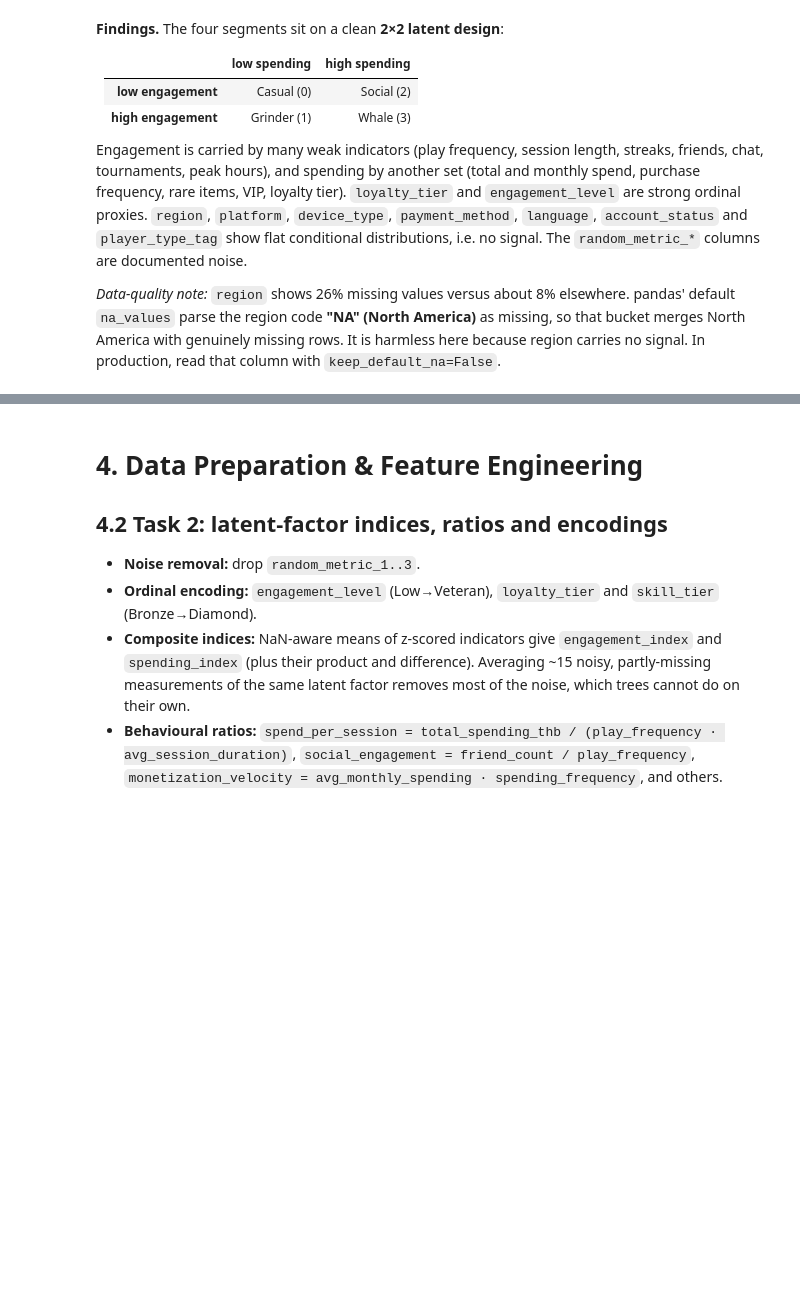
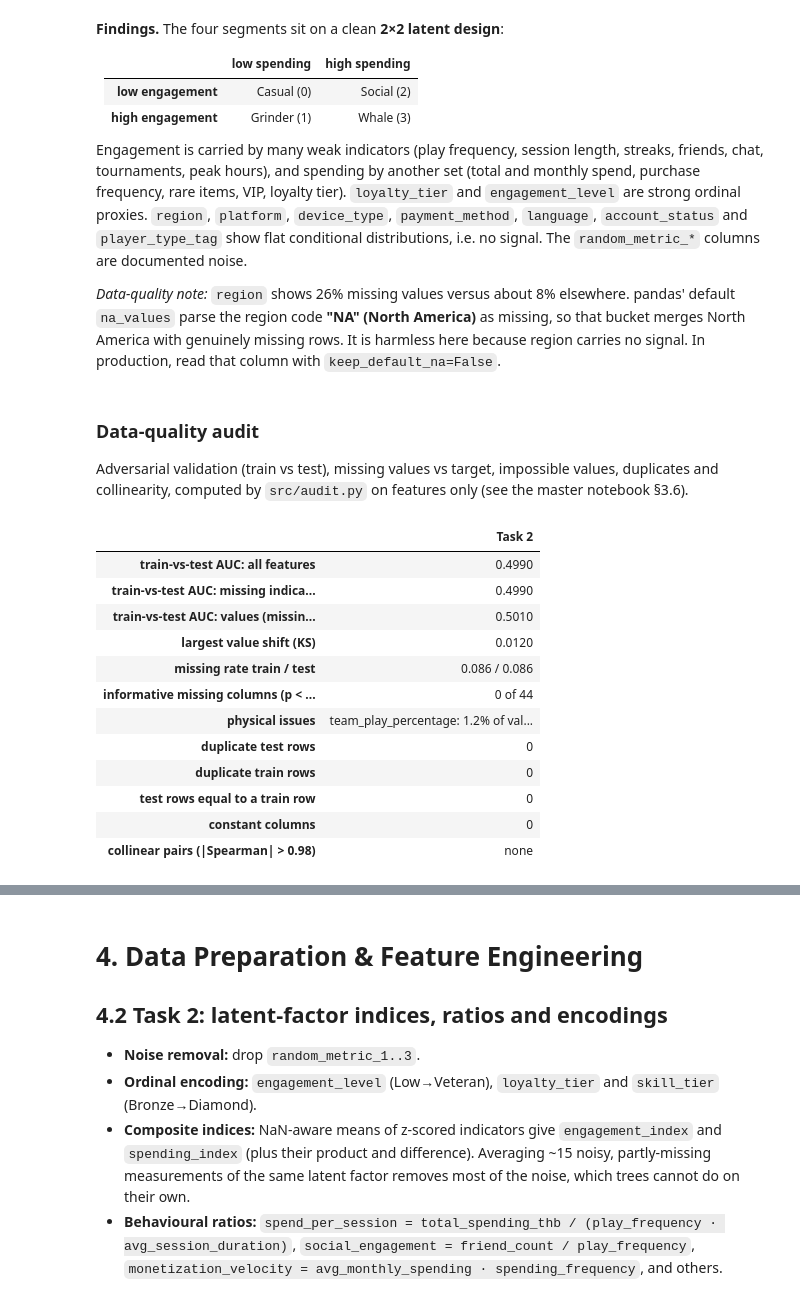
Before and after one commit to Menelaus122/cpe342-kaggle-ML007, a Jupyter notebook: task2/task2.ipynb, the cells around one changed output, grey strips where cells are left out. Cells and saved outputs as stored; diff of their text form; code cells hidden in the pictures; blank space fills up the shorter version.

```diff
--- a/task2/task2.ipynb
+++ b/task2/task2.ipynb
@@ -144,3 +144,24 @@ plt.tight_layout(); savefig(fig, "t2_eda_cats"); plt.show()
 Engagement is carried by many weak indicators (play frequency, session length, streaks, friends, chat, tournaments, peak hours), and spending by another set (total and monthly spend, purchase frequency, rare items, VIP, loyalty tier). `loyalty_tier` and `engagement_level` are strong ordinal proxies. `region`, `platform`, `device_type`, `payment_method`, `language`, `account_status` and `player_type_tag` show flat conditional distributions, i.e. no signal. The `random_metric_*` columns are documented noise.
 
 *Data-quality note:* `region` shows 26% missing values versus about 8% elsewhere. pandas' default `na_values` parse the region code **"NA" (North America)** as missing, so that bucket merges North America with genuinely missing rows. It is harmless here because region carries no signal. In production, read that column with `keep_default_na=False`.
+# %% [markdown]
+### Data-quality audit
+Adversarial validation (train vs test), missing values vs target, impossible values, duplicates and collinearity, computed by `src/audit.py` on features only (see the master notebook §3.6).
+# %%
+from src import audit
+with pd.option_context("display.max_colwidth", 120):
+    display(pd.Series(audit.task_audit(t2_train, t2_test, "segment"), name="Task 2").to_frame())
+# %% [output]
+|  | Task 2 |
+| train-vs-test AUC: all features | 0.4990 |
+| train-vs-test AUC: missing indica... | 0.4990 |
+| train-vs-test AUC: values (missin... | 0.5010 |
+| largest value shift (KS) | 0.0120 |
+| missing rate train / test | 0.086 / 0.086 |
+| informative missing columns (p < ... | 0 of 44 |
+| physical issues | team_play_percentage: 1.2% of val... |
+| duplicate test rows | 0 |
+| duplicate train rows | 0 |
+| test rows equal to a train row | 0 |
+| constant columns | 0 |
+| collinear pairs (|Spearman| > 0.98) | none |
```
Also changed, not shown: parts of 2 cells of this notebook, 24 other files.
